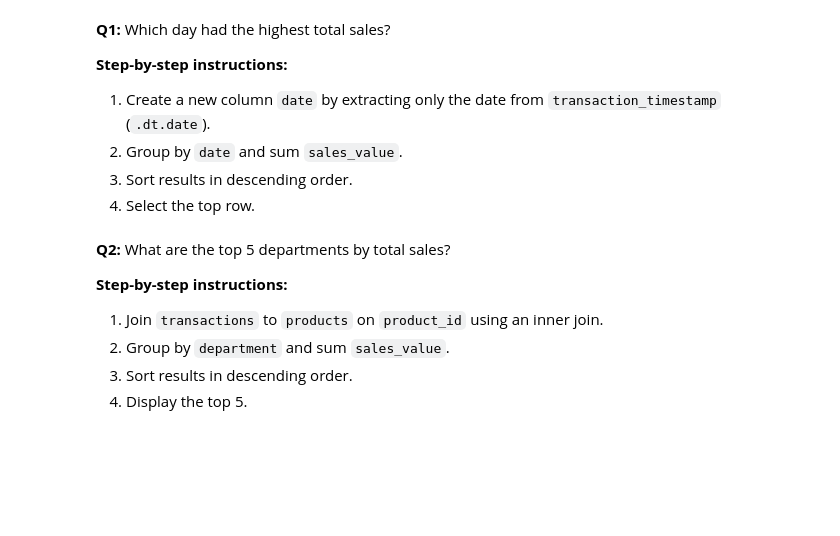
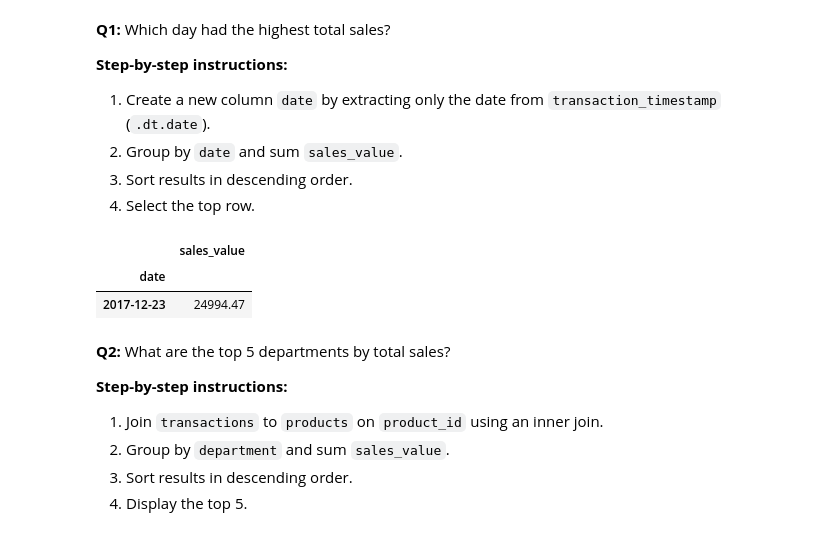
Before and after one commit to mbreese/BANA-7025, a Jupyter notebook: assignments/homework/week-04-homework.ipynb, the cells around one changed output. Saved outputs shown, nothing was run; the diff lists cells and outputs as text; code cells hidden in the pictures; blank space fills up the shorter version.

```diff
--- a/assignments/homework/week-04-homework.ipynb
+++ b/assignments/homework/week-04-homework.ipynb
@@ -121,6 +117,16 @@ mean_sales = transactions['sales_value'].__()
 4. Select the top row.
 # %%
 # Your code here
+transactions['date'] = transactions['transaction_timestamp'].dt.date
+
+transactions.groupby('date') \
+  .agg({'sales_value': 'sum'}) \
+  .sort_values(by='sales_value', ascending=False) \
+  .head(1)
+# %% [output]
+|  | sales_value |
+| date |  |
+| 2017-12-23 | 24994.47 |
 # %% [markdown]
 
 **Q2:** What are the top 5 departments by total sales?
```
Also changed, not shown: parts of 4 cells of this notebook.
